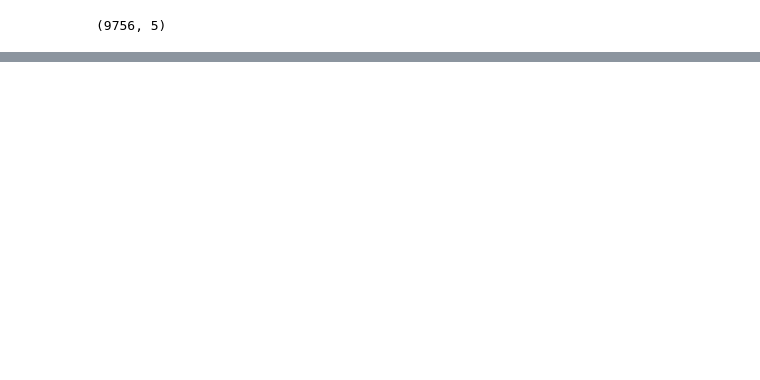
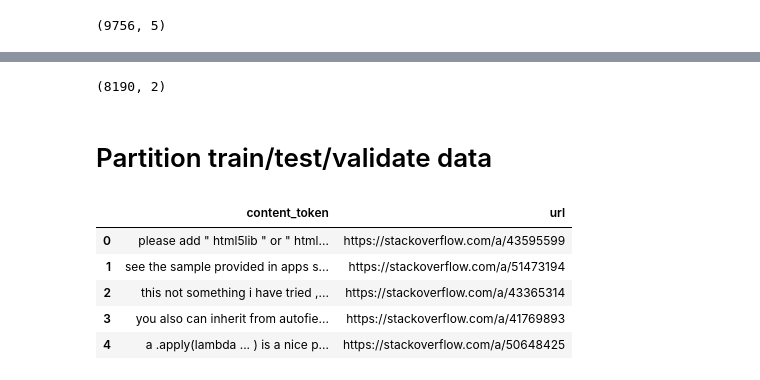
Before and after one commit to qingemeng/410project, a Jupyter notebook: notebooks/Process stackoverflow data.ipynb, the cells around one changed output, grey strips where cells are left out. Saved outputs shown, nothing was run; the diff lists cells and outputs as text; code cells hidden in the pictures; blank space fills up the shorter version.

```diff
--- a/notebooks/Process stackoverflow data.ipynb
+++ b/notebooks/Process stackoverflow data.ipynb
@@ -81,0 +137,23 @@ def tokenize_code(text):
+# %%
+content_token_df.shape
+# %% [output]
+(8190, 2)
+# %% [markdown]
+# Partition train/test/validate data
+# %%
+# train, valid, test splits
+train, test = train_test_split(list(content_token_df.groupby('url')), train_size=0.87, shuffle=True, random_state=8081)
+train, valid = train_test_split(train, train_size=0.82, random_state=8081)
+# %%
+train = pd.concat([d for _, d in train]).reset_index(drop=True)
+test = pd.concat([d for _, d in test]).reset_index(drop=True)
+valid = pd.concat([d for _, d in valid]).reset_index(drop=True)
+# %%
+train.head()
+# %% [output]
+|  | content_token | url |
+| 0 | please add " html5lib " or " html... | https://stackoverflow.com/a/43595599 |
+| 1 | see the sample provided in apps s... | https://stackoverflow.com/a/51473194 |
+| 2 | this not something i have tried ,... | https://stackoverflow.com/a/43365314 |
+| 3 | you also can inherit from autofie... | https://stackoverflow.com/a/41769893 |
+| 4 | a .apply(lambda ... ) is a nice p... | https://stackoverflow.com/a/50648425 |
```
Also changed, not shown: parts of 17 cells of this notebook.
